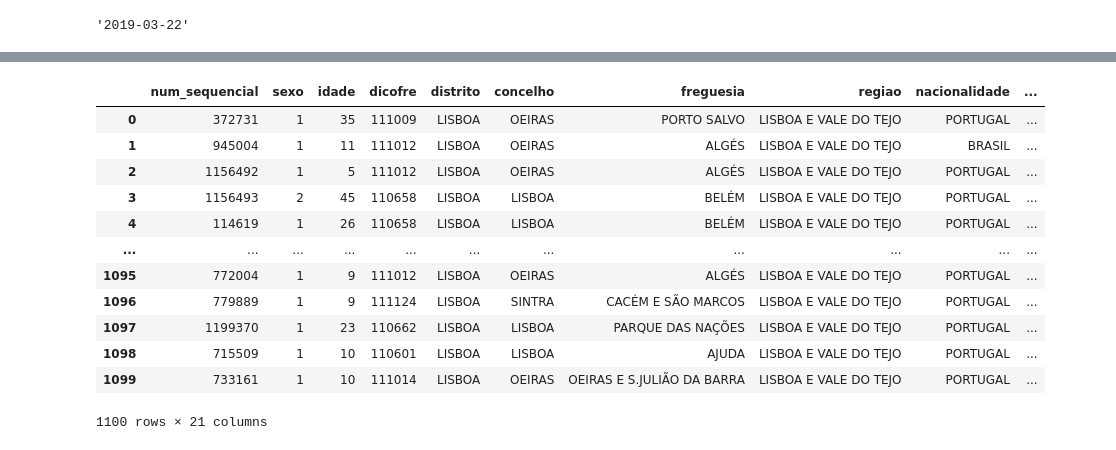
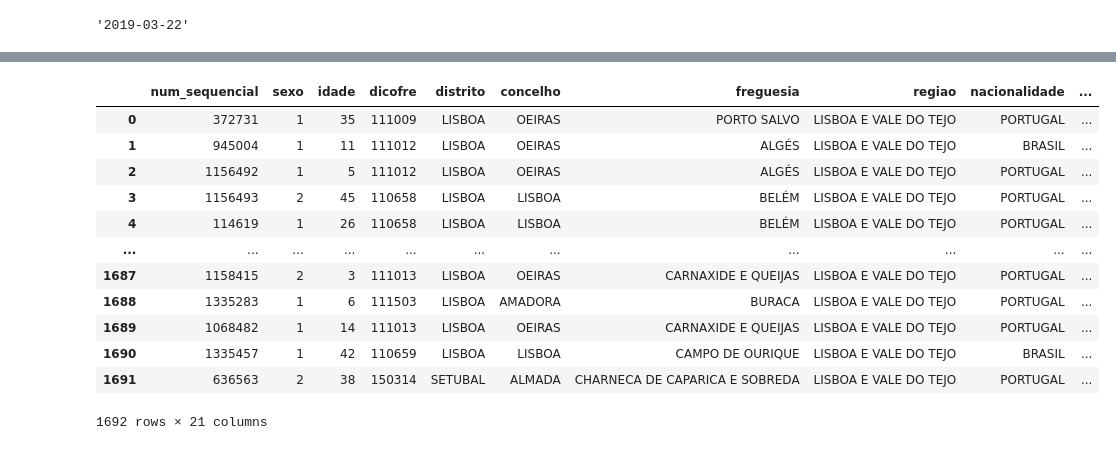
Before and after one commit to aminkhod/Asthma_Alert, a Jupyter notebook: Data integration.ipynb, the cells around one changed output, grey strips where cells are left out. Saved outputs shown, nothing was run; the diff lists cells and outputs as text; code cells hidden in the pictures.

```diff
--- a/Data integration.ipynb
+++ b/Data integration.ipynb
@@ -85,22 +102,22 @@ Name: pollen_intensity, dtype: int64
 # %%
 # datepollenData[1].strftime("%Y-%m-%d")
 # %%
-admisionData = pd.read_excel('URG_ASMA_LAST.XLSX')
+admisionData = pd.read_excel('URG_ASMA_LAST_with_2022.xlsx')
 admisionData
 # %% [output]
 |  | num_sequencial | sexo | idade | dicofre | distrito | concelho | freguesia | regiao | nacionalidade | ... |
 | 0 | 372731 | 1 | 35 | 111009 | LISBOA | OEIRAS | PORTO SALVO | LISBOA E VALE DO TEJO | PORTUGAL | ... |
 | 1 | 945004 | 1 | 11 | 111012 | LISBOA | OEIRAS | ALGÉS | LISBOA E VALE DO TEJO | BRASIL | ... |
 | 2 | 1156492 | 1 | 5 | 111012 | LISBOA | OEIRAS | ALGÉS | LISBOA E VALE DO TEJO | PORTUGAL | ... |
 | 3 | 1156493 | 2 | 45 | 110658 | LISBOA | LISBOA | BELÉM | LISBOA E VALE DO TEJO | PORTUGAL | ... |
 | 4 | 114619 | 1 | 26 | 110658 | LISBOA | LISBOA | BELÉM | LISBOA E VALE DO TEJO | PORTUGAL | ... |
 | ... | ... | ... | ... | ... | ... | ... | ... | ... | ... | ... |
-| 1095 | 772004 | 1 | 9 | 111012 | LISBOA | OEIRAS | ALGÉS | LISBOA E VALE DO TEJO | PORTUGAL | ... |
-| 1096 | 779889 | 1 | 9 | 111124 | LISBOA | SINTRA | CACÉM E SÃO MARCOS | LISBOA E VALE DO TEJO | PORTUGAL | ... |
-| 1097 | 1199370 | 1 | 23 | 110662 | LISBOA | LISBOA | PARQUE DAS NAÇÕES | LISBOA E VALE DO TEJO | PORTUGAL | ... |
-| 1098 | 715509 | 1 | 10 | 110601 | LISBOA | LISBOA | AJUDA | LISBOA E VALE DO TEJO | PORTUGAL | ... |
-| 1099 | 733161 | 1 | 10 | 111014 | LISBOA | OEIRAS | OEIRAS E S.JULIÃO DA BARRA | LISBOA E VALE DO TEJO | PORTUGAL | ... |
+| 1687 | 1158415 | 2 | 3 | 111013 | LISBOA | OEIRAS | CARNAXIDE E QUEIJAS | LISBOA E VALE DO TEJO | PORTUGAL | ... |
+| 1688 | 1335283 | 1 | 6 | 111503 | LISBOA | AMADORA | BURACA | LISBOA E VALE DO TEJO | PORTUGAL | ... |
+| 1689 | 1068482 | 1 | 14 | 111013 | LISBOA | OEIRAS | CARNAXIDE E QUEIJAS | LISBOA E VALE DO TEJO | PORTUGAL | ... |
+| 1690 | 1335457 | 1 | 42 | 110659 | LISBOA | LISBOA | CAMPO DE OURIQUE | LISBOA E VALE DO TEJO | BRASIL | ... |
+| 1691 | 636563 | 2 | 38 | 150314 | SETUBAL | ALMADA | CHARNECA DE CAPARICA E SOBREDA | LISBOA E VALE DO TEJO | PORTUGAL | ... |
-1100 rows × 21 columns
+1692 rows × 21 columns
 # %%
 admisionDate = []
 for i in range(len(admisionData)):
```
Also changed, not shown: parts of 10 cells of this notebook, 14 other files.
